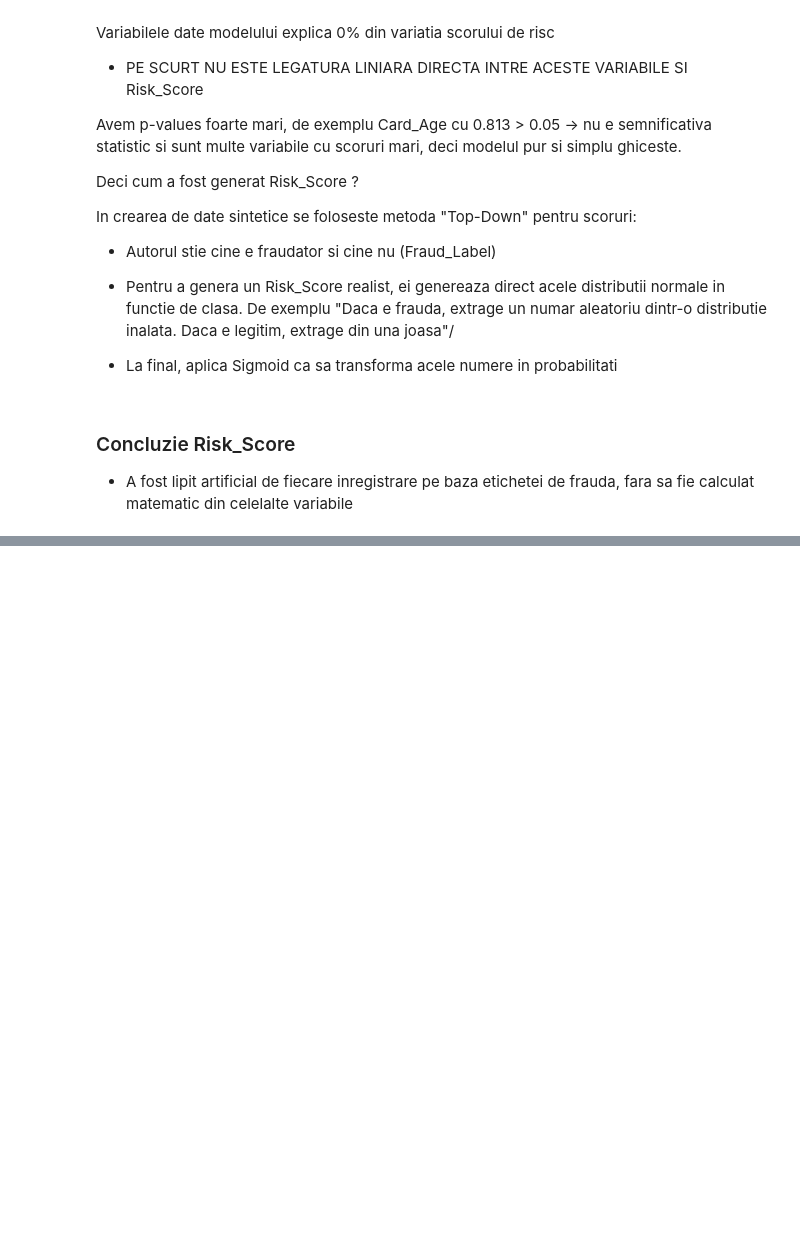
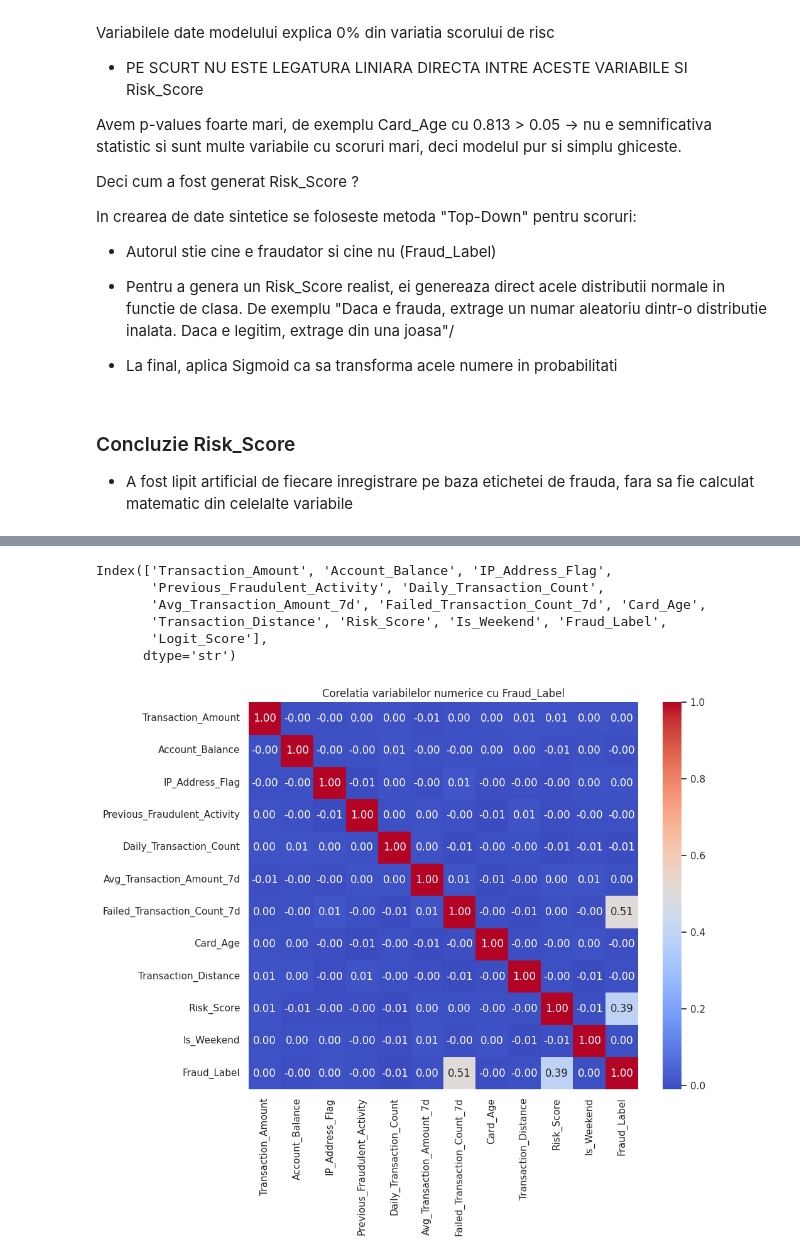
Before and after one commit to BejenaruIoanMatei/Financial-Fraud-Detection, a Jupyter notebook: notebooks/EDA.ipynb, the cells around one changed output, grey strips where cells are left out. Cells and saved outputs as stored; diff of their text form; code cells hidden in the pictures; blank space fills up the shorter version.

```diff
--- a/notebooks/EDA.ipynb
+++ b/notebooks/EDA.ipynb
@@ -293,0 +353,22 @@ In crearea de date sintetice se foloseste metoda "Top-Down" pentru scoruri:
+# %%
+df_num.columns
+# %% [output]
+Index(['Transaction_Amount', 'Account_Balance', 'IP_Address_Flag',
+       'Previous_Fraudulent_Activity', 'Daily_Transaction_Count',
+       'Avg_Transaction_Amount_7d', 'Failed_Transaction_Count_7d', 'Card_Age',
+       'Transaction_Distance', 'Risk_Score', 'Is_Weekend', 'Fraud_Label',
+       'Logit_Score'],
+      dtype='str')
+# %%
+numeric_features = ['Transaction_Amount', 'Account_Balance', 'IP_Address_Flag',
+       'Previous_Fraudulent_Activity', 'Daily_Transaction_Count',
+       'Avg_Transaction_Amount_7d', 'Failed_Transaction_Count_7d', 'Card_Age',
+       'Transaction_Distance', 'Risk_Score', 'Is_Weekend'
+]
+
+plt.figure(figsize=(10, 8))
+sns.heatmap(df[numeric_features + ['Fraud_Label']].corr(), annot=True, cmap='coolwarm', fmt=".2f")
+plt.title('Corelatia variabilelor numerice cu Fraud_Label')
+plt.show()
+# %% [output]
+[figure, added]
```
Also changed, not shown: parts of 6 cells of this notebook.
